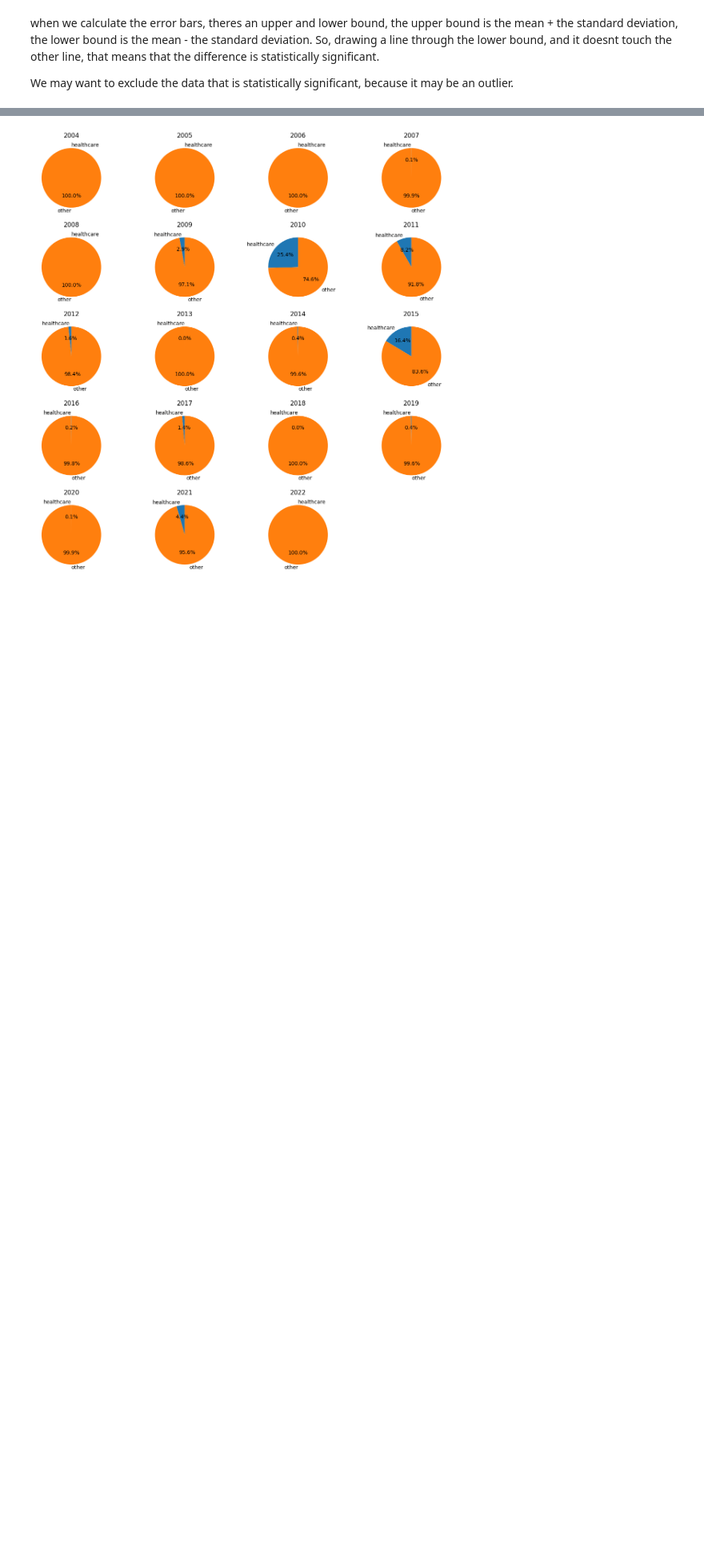
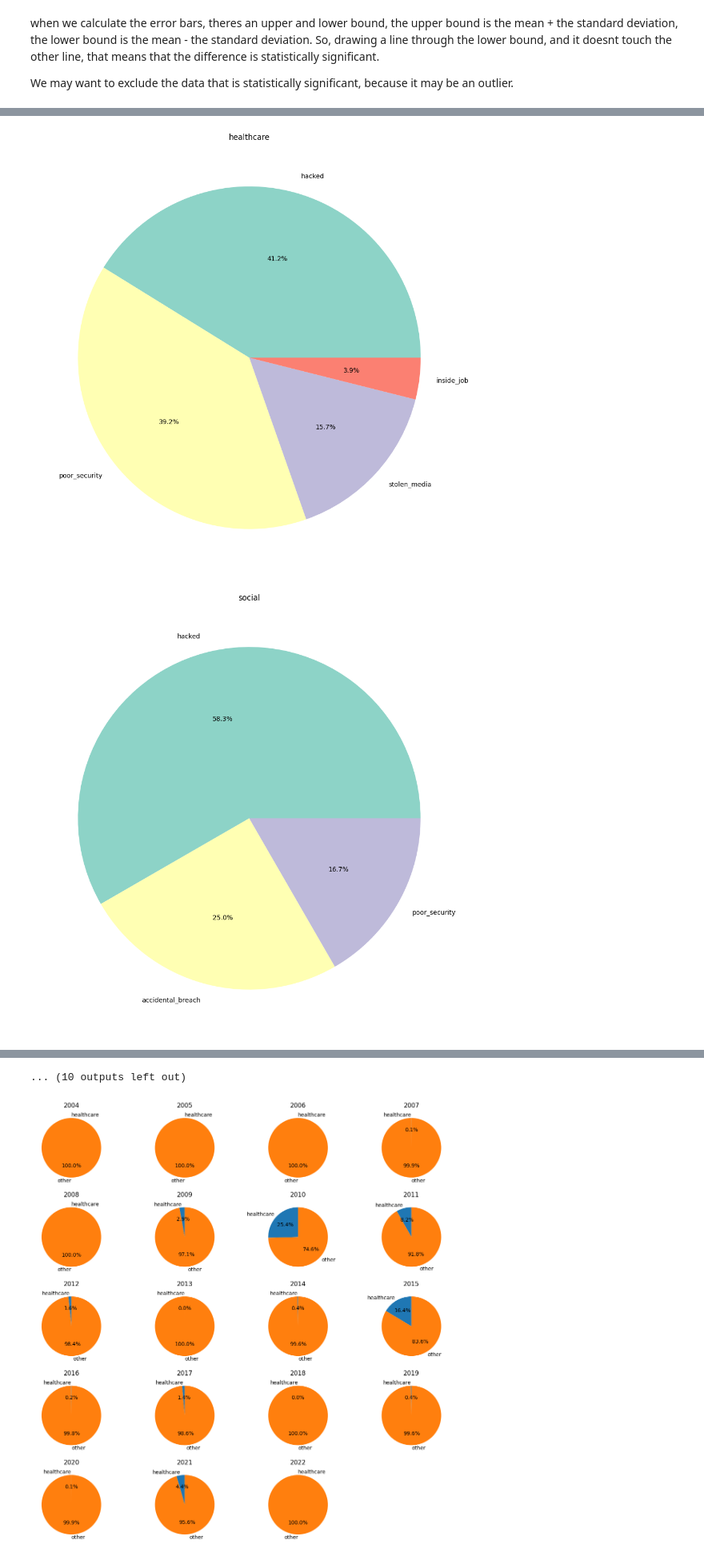
Before and after one commit to lxwooxy/detectingdatabreach, a Jupyter notebook: neuralnetwork.ipynb, the cells around one changed output, grey strips where cells are left out. Shown at 80% size. Saved outputs shown, nothing was run; the diff lists cells and outputs as text; code cells hidden in the pictures; blank space fills up the shorter version.

```diff
--- a/neuralnetwork.ipynb
+++ b/neuralnetwork.ipynb
@@ -875,0 +941,37 @@ plt.show()
+# %%
+# Specify the directory to save the plots
+output_directory = 'graphs'
+
+# Create the directory if it doesn't exist
+os.makedirs(output_directory, exist_ok=True)
+organization_types = df_class['Organization type'].unique()
+# Iterate over the organization types and create a pie chart for each
+for org_type in organization_types:
+    # Filter the data for the current organization type
+    org_data = df_class[df_class['Organization type'] == org_type]
+
+    # Get the unique methods for the current organization type
+    methods = org_data['Method'].unique()
+
+    # Get the counts for each method
+    method_counts = org_data['Method'].value_counts()
+
+    # Generate a list of colors for the pie chart
+    colors = plt.cm.Set3(range(len(methods)))
+
+    # Create the pie chart
+    plt.figure(figsize=(12, 12))
+    plt.pie(method_counts, labels=methods, colors=colors, autopct='%1.1f%%')
+    plt.title(org_type)
+
+    # Save the plot as a .png file in the specified directory
+    output_filename = os.path.join(output_directory, f'{org_type}_breach_causes.png')
+    plt.savefig(output_filename)
+    plt.show()
+    # Close the current plot to free up resources for the next iteration
+    plt.close()
+
+print("Plots saved successfully.")
+# %% [output]
+[figure, added]
+[figure, added]
@@ -876,3 +988,4 @@ plt.show()
+... (10 outputs left out)
 # %%
 # Grouping the data by year and industry and summing the 'Records' column
 records_by_year_and_industry = df_vis.groupby(['Year', 'Organization type'])['Records'].sum().unstack()
```
Also changed, not shown: parts of 32 cells of this notebook, 34 other files.
